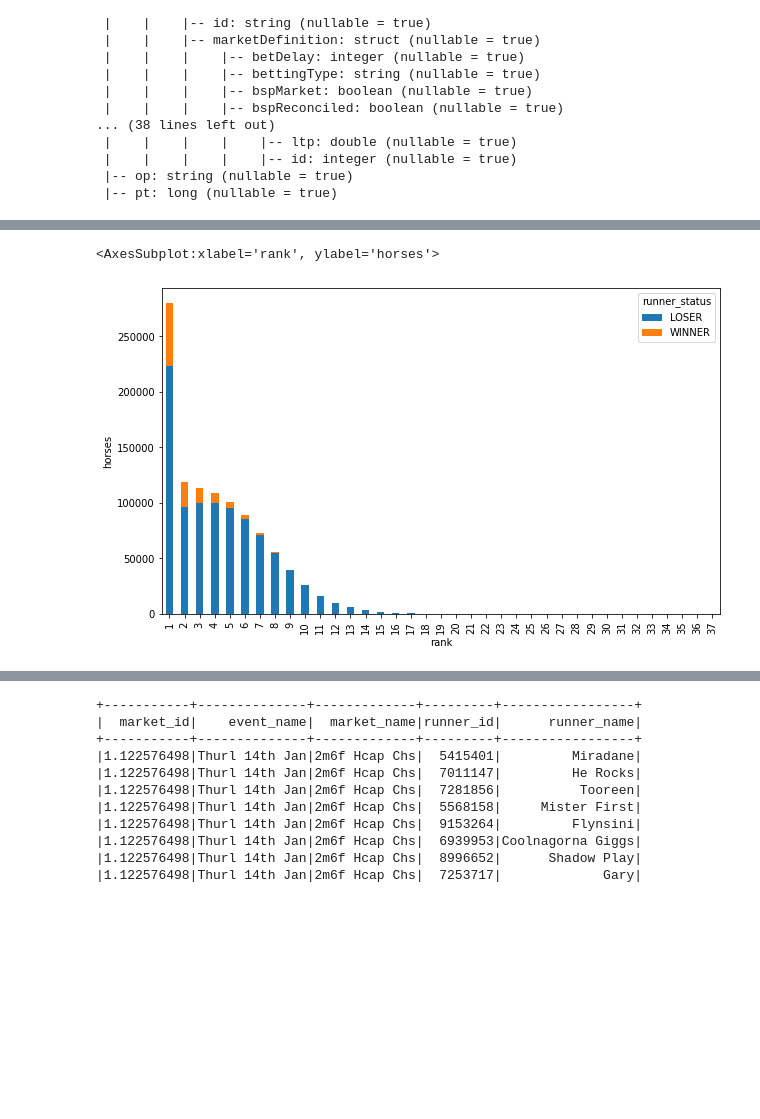
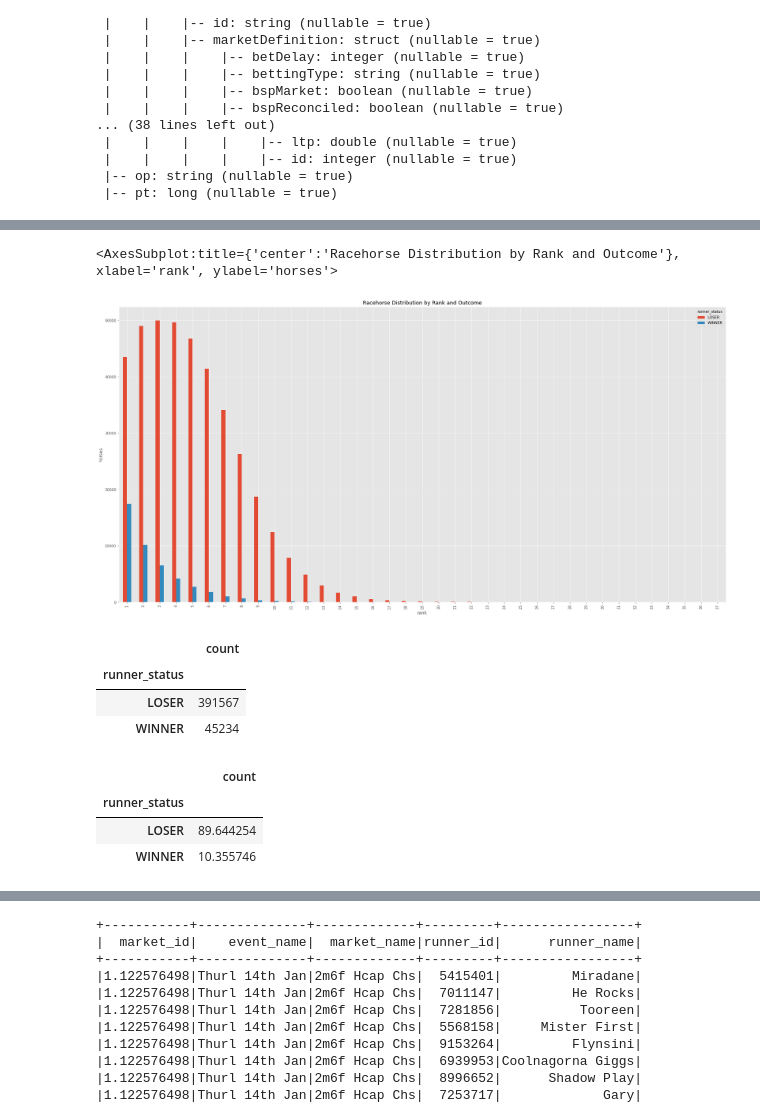
Before and after one commit to trentsteel777/mongo-spark-jupyter, a Jupyter notebook: notebooks/Ais_Q1_SpeedyHorseNames_Overstated.ipynb, the cells around one changed output, grey strips where cells are left out. Saved outputs shown, nothing was run; the diff lists cells and outputs as text; code cells hidden in the pictures; blank space fills up the shorter version.

```diff
--- a/notebooks/Ais_Q1_SpeedyHorseNames_Overstated.ipynb
+++ b/notebooks/Ais_Q1_SpeedyHorseNames_Overstated.ipynb
@@ -201,0 +156,2 @@ runners_wbsp = runners_wbsp.filter(runners_wbsp.runner_status!='REMOVED_VACANT')
+# %%
+runners_wbsp = runners_wbsp.dropDuplicates()
@@ -207 +169,5 @@ from pyspark.sql.types import IntegerType
 runners_wbsp = runners_wbsp.withColumn("bsp", runners_wbsp["bsp"].cast(IntegerType()))
+# %%
+#bsps must be >1 as they are decimal odds, which must always have a value greater than 1 (see https://www.timeform.com/betting/basics/understanding-decimal-odds)
+
+runners_wbsp = runners_wbsp.filter(runners_wbsp.bsp>1)
@@ -223,0 +184,3 @@ runners_wbsp_rank.head(10)
+# %%
+runners_wbsp_rank=runners_wbsp_rank.withColumn(
+  "reverse_rank", dense_rank().over(Window.partitionBy("market_id").orderBy(desc("bsp"))))
@@ -272,5 +226,5 @@ Exception in thread "serve-DataFrame" java.net.SocketTimeoutException: Accept ti
 # %%
 import pandas as pd
 from matplotlib import pyplot as plt
-plt.rcParams["figure.figsize"] = [10, 6]
+plt.rcParams["figure.figsize"] = [30, 15]
 # %%
@@ -278,6 +234,28 @@ pdf_1 = runners_wbsp_rank1.toPandas()
 # %%
-pdf_1.pivot('rank', 'runner_status', 'count').plot(kind = 'bar', stacked=True, ylabel = 'horses')
+plt.style.use('ggplot')
+pdf_1.pivot('rank', 'runner_status', 'count').plot(kind = 'bar', stacked=False, ylabel = 'horses',  title = 'Racehorse Distribution by Rank and Outcome')
 # %% [output]
-<AxesSubplot:xlabel='rank', ylabel='horses'>
+<AxesSubplot:title={'center':'Racehorse Distribution by Rank and Outcome'}, xlabel='rank', ylabel='horses'>
-[figure, old version]
+[figure, new version]
+# %%
+# sum of all winners and losers
+
+pdf_1.groupby(["runner_status"]).agg({"count" : "sum"})
+# %% [output]
+|  | count |
+| runner_status |  |
+| LOSER | 391567 |
+| WINNER | 45234 |
+# %%
+# as a percentage
+
+pdf_1.groupby(["runner_status"])\
+.agg({"count" : "sum"})[["count"]]\
+.apply(lambda x: 100*x/x.sum())\
+.sort_values(by="count", ascending=False)
+# %% [output]
+|  | count |
+| runner_status |  |
+| LOSER | 89.644254 |
+| WINNER | 10.355746 |
 # %%
```
Also changed, not shown: parts of 158 cells of this notebook, 3 other files.
